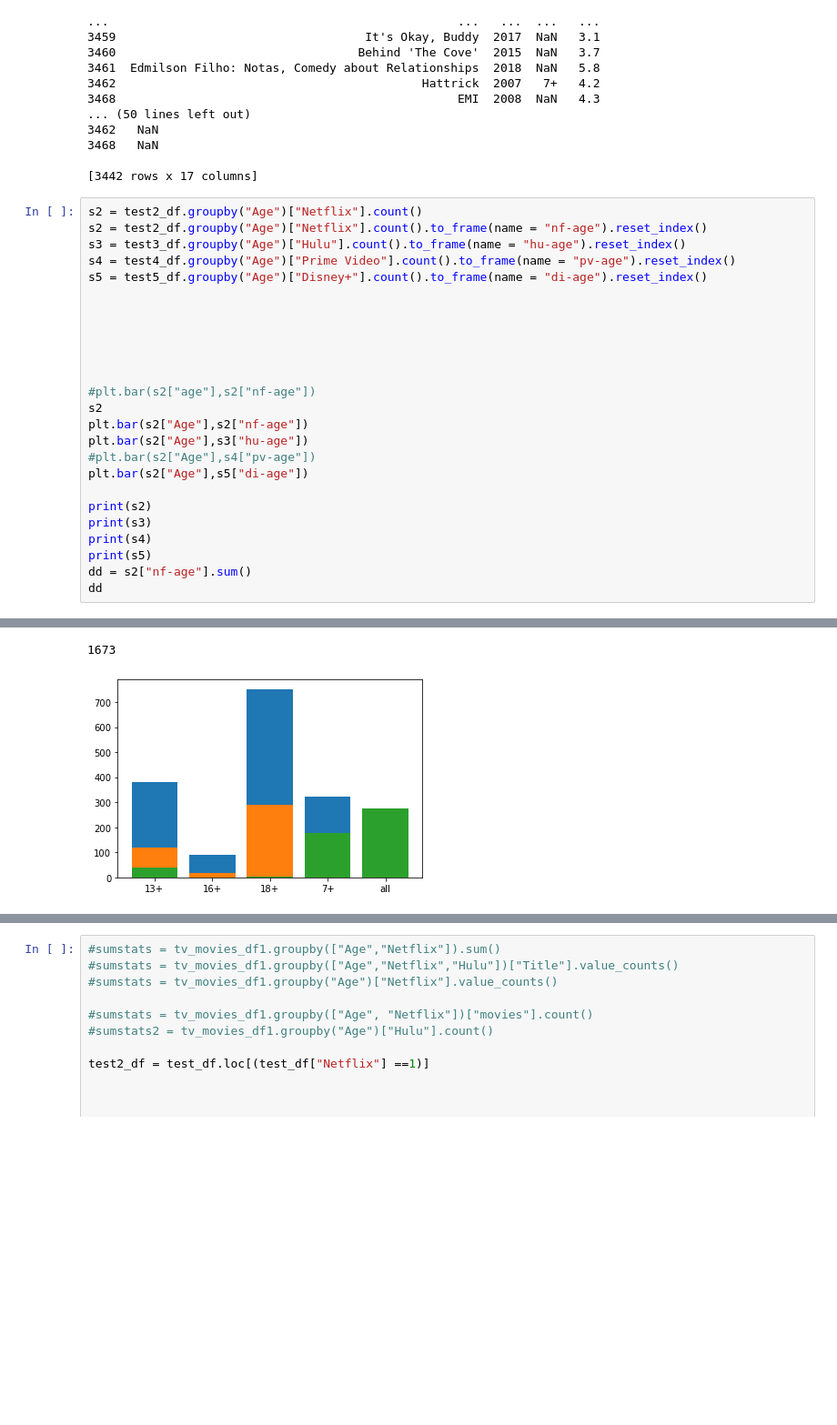
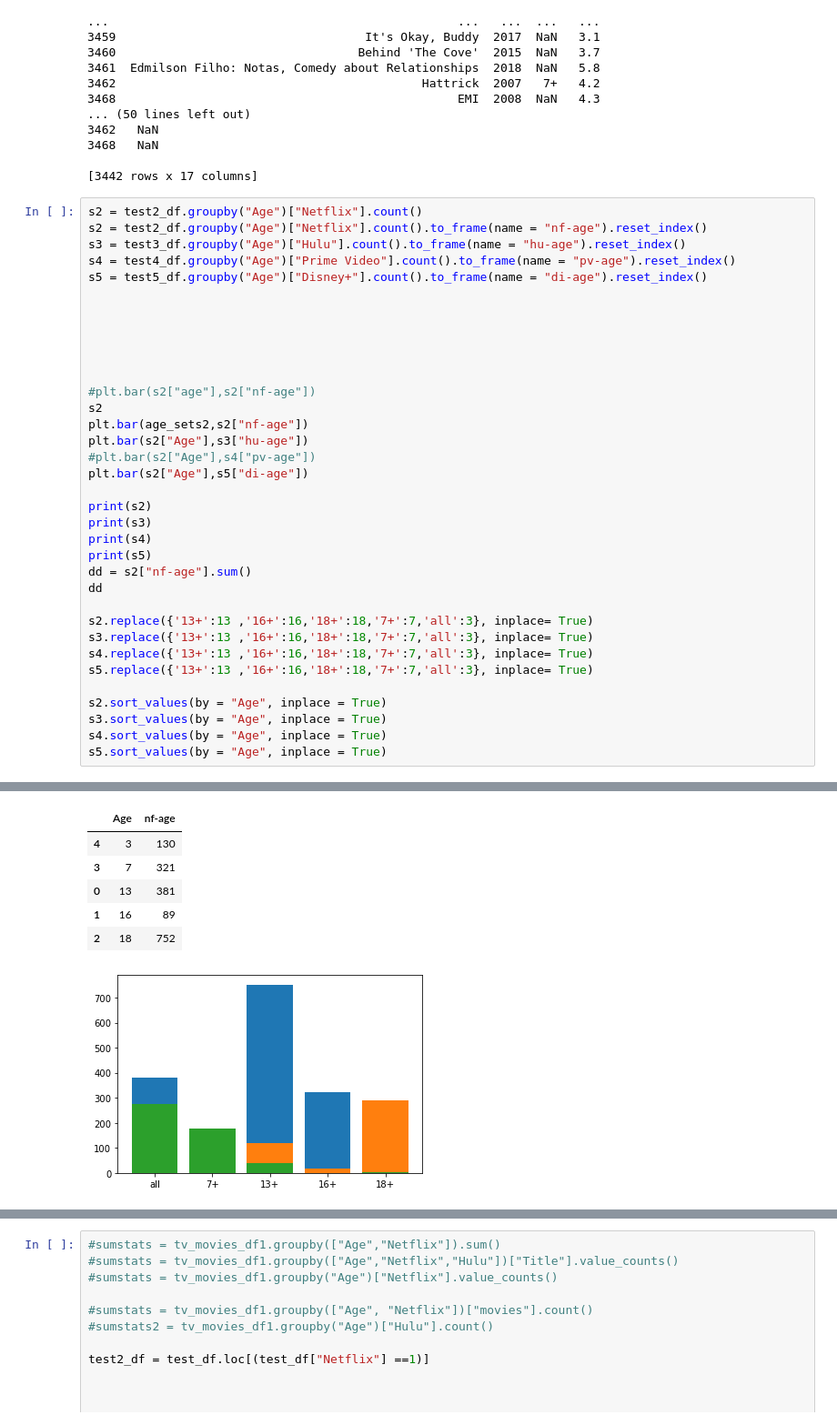
Before and after one commit to jtslater2/old_fashioned, a Jupyter notebook: Scripts/mpaa.ipynb, the cells around one changed output, grey strips where cells are left out. Shown at 91% size. Cells and saved outputs as stored; diff of their text form; blank space fills up the shorter version.

Commit message:
2:00 save - getting closer with bar graphs

```diff
--- a/Scripts/mpaa.ipynb
+++ b/Scripts/mpaa.ipynb
@@ -107,34 +107,49 @@ s5 = test5_df.groupby("Age")["Disney+"].count().to_frame(name = "di-age").reset_
 
 #plt.bar(s2["age"],s2["nf-age"])
 s2
-plt.bar(s2["Age"],s2["nf-age"])
+plt.bar(age_sets2,s2["nf-age"])
 plt.bar(s2["Age"],s3["hu-age"])
 #plt.bar(s2["Age"],s4["pv-age"])
 plt.bar(s2["Age"],s5["di-age"])
 
 print(s2)
 print(s3)
 print(s4)
 print(s5)
 dd = s2["nf-age"].sum()
 dd
+
+s2.replace({'13+':13 ,'16+':16,'18+':18,'7+':7,'all':3}, inplace= True)
+s3.replace({'13+':13 ,'16+':16,'18+':18,'7+':7,'all':3}, inplace= True)
+s4.replace({'13+':13 ,'16+':16,'18+':18,'7+':7,'all':3}, inplace= True)
+s5.replace({'13+':13 ,'16+':16,'18+':18,'7+':7,'all':3}, inplace= True)
+
+s2.sort_values(by = "Age", inplace = True)
+s3.sort_values(by = "Age", inplace = True)
+s4.sort_values(by = "Age", inplace = True)
+s5.sort_values(by = "Age", inplace = True)
 # %% [output]
    Age  nf-age
 0  13+     381
 1  16+      89
 2  18+     752
 3   7+     321
 4  all     130
    Age  hu-age
 0  13+     118
 1  16+      17
 2  18+     289
 3   7+     109
 4  all      52
 ... (8 lines left out)
 1  16+       1
 2  18+       3
 3   7+     179
 4  all     277
-1673
+|  | Age | nf-age |
+| 4 | 3 | 130 |
+| 3 | 7 | 321 |
+| 0 | 13 | 381 |
+| 1 | 16 | 89 |
+| 2 | 18 | 752 |
-[figure, old version]
+[figure, new version]
```
Also changed, not shown: parts of 3 cells of this notebook.
